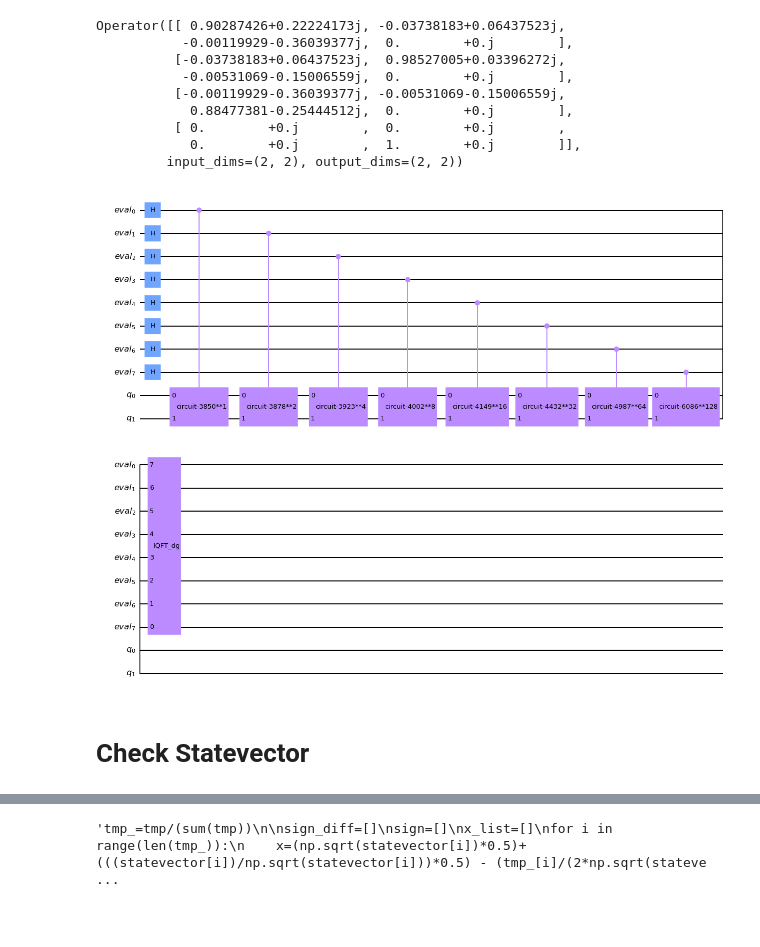
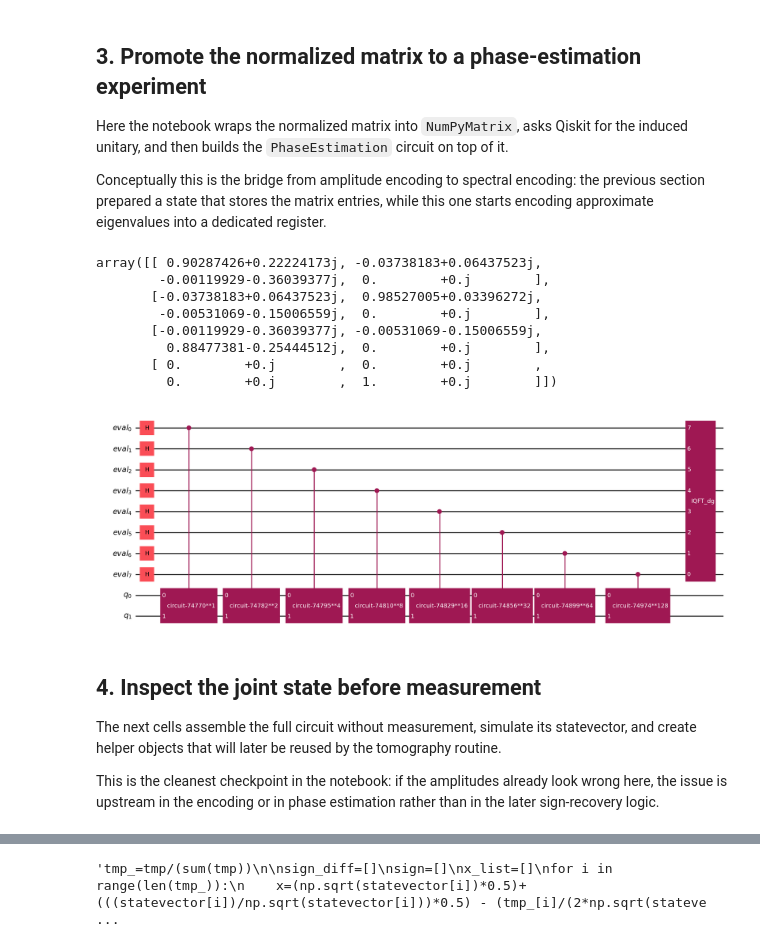
Before and after one commit to Eagle-quantum/QuPCA, a Jupyter notebook: notebooks/explorations/new_tomography.ipynb, the cells around one changed output, grey strips where cells are left out. Drawn from its saved outputs; the diff is of its cells as text; code cells hidden in the pictures; blank space fills up the shorter version.

Commit message:
Add explanatory markdown cells

```diff
--- a/notebooks/explorations/new_tomography.ipynb
+++ b/notebooks/explorations/new_tomography.ipynb
@@ -66,0 +47,15 @@ eigenvalue: 2.6317728594982777 - eigenvector: [-0.437 -0.205 -0.876]
+# %%
+matrix_dimension = 3
+resolution = 8
+
+raw_matrix = generate_matrix(matrix_dimension=matrix_dimension, replicate_paper=False, seed=19)
+exact_eigenvalues, exact_eigenvectors = np.linalg.eig(raw_matrix)
+
+normalized_matrix = raw_matrix / np.trace(raw_matrix)
+padded_normalized_matrix = check_matrix_dimension(normalized_matrix.copy())
+
+sum_squares = (normalized_matrix ** 2).sum()
+input_probabilities = (normalized_matrix ** 2 / sum_squares).flatten()
+
+print(input_probabilities)
+print(f"Original shape: {normalized_matrix.shape}, padded shape: {padded_normalized_matrix.shape}")
@@ -276,26 +231,34 @@ job.result().get_counts()
-# %%
-#Unitary for PE
-resolution = 8
-unitary_backend = Aer.get_backend("unitary_simulator")
-u_circuit = NumPyMatrix(example_matrix1, evolution_time=2*np.pi)
-unitary_job = unitary_backend.run(transpile(u_circuit, backend=unitary_backend))
-unitary_job.result().get_unitary()
-# %% [output]
-Operator([[ 0.90287426+0.22224173j, -0.03738183+0.06437523j,
-           -0.00119929-0.36039377j,  0.        +0.j        ],
-          [-0.03738183+0.06437523j,  0.98527005+0.03396272j,
-           -0.00531069-0.15006559j,  0.        +0.j        ],
-          [-0.00119929-0.36039377j, -0.00531069-0.15006559j,
-            0.88477381-0.25444512j,  0.        +0.j        ],
-          [ 0.        +0.j        ,  0.        +0.j        ,
-            0.        +0.j        ,  1.        +0.j        ]],
-         input_dims=(2, 2), output_dims=(2, 2))
+# %% [markdown]
+## 3. Promote the normalized matrix to a phase-estimation experiment
+
+Here the notebook wraps the normalized matrix into `NumPyMatrix`, asks Qiskit for the induced unitary, and then builds the `PhaseEstimation` circuit on top of it.
+
+Conceptually this is the bridge from amplitude encoding to spectral encoding: the previous section prepared a state that stores the matrix entries, while this one starts encoding approximate eigenvalues into a dedicated register.
+# %%
+# Unitary used by phase estimation
+u_circuit = NumPyMatrix(padded_normalized_matrix, evolution_time=2 * np.pi)
+unitary_matrix = qi.Operator(u_circuit).data
+unitary_matrix
+# %% [output]
+array([[ 0.90287426+0.22224173j, -0.03738183+0.06437523j,
+        -0.00119929-0.36039377j,  0.        +0.j        ],
+       [-0.03738183+0.06437523j,  0.98527005+0.03396272j,
+        -0.00531069-0.15006559j,  0.        +0.j        ],
+       [-0.00119929-0.36039377j, -0.00531069-0.15006559j,
+         0.88477381-0.25444512j,  0.        +0.j        ],
+       [ 0.        +0.j        ,  0.        +0.j        ,
+         0.        +0.j        ,  1.        +0.j        ]])
 # %%
-#PE circuit
-pe = PhaseEstimation(resolution, u_circuit, name = "PE")
-pe.decompose().draw("mpl")
+# Phase-estimation circuit
+pe = PhaseEstimation(resolution, u_circuit, name="PE")
+phase_register_size = pe.qregs[0].size
+pe.decompose().draw("mpl", fold=-1)
 # %% [output]
-[figure, old version]
+[figure, new version]
-# %% [markdown]
-# Check Statevector
+# %% [markdown]
+## 4. Inspect the joint state before measurement
+
+The next cells assemble the full circuit without measurement, simulate its statevector, and create helper objects that will later be reused by the tomography routine.
+
+This is the cleanest checkpoint in the notebook: if the amplitudes already look wrong here, the issue is upstream in the encoding or in phase estimation rather than in the later sign-recovery logic.
 # %%
```
Also changed, not shown: parts of 92 cells of this notebook, 1 other file.
